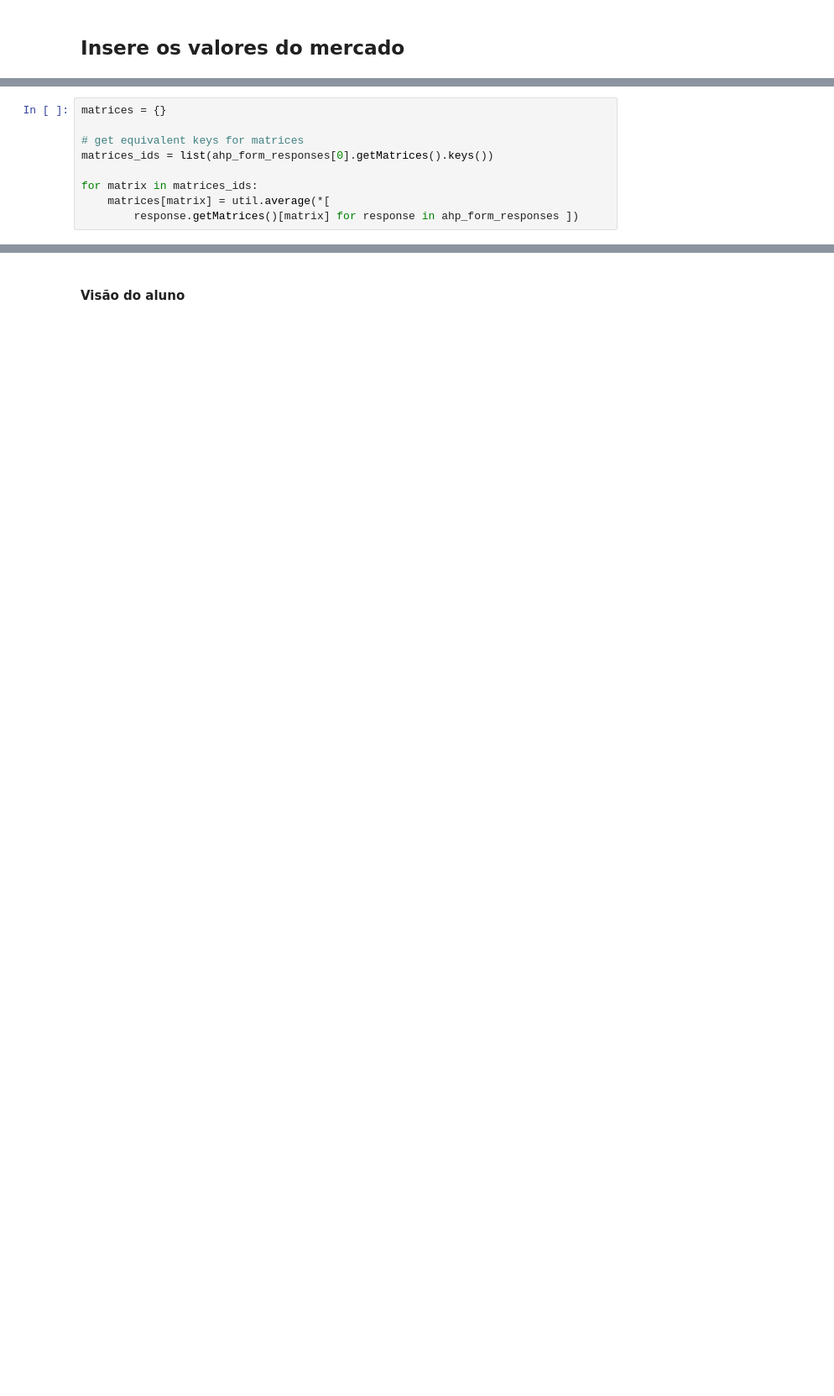
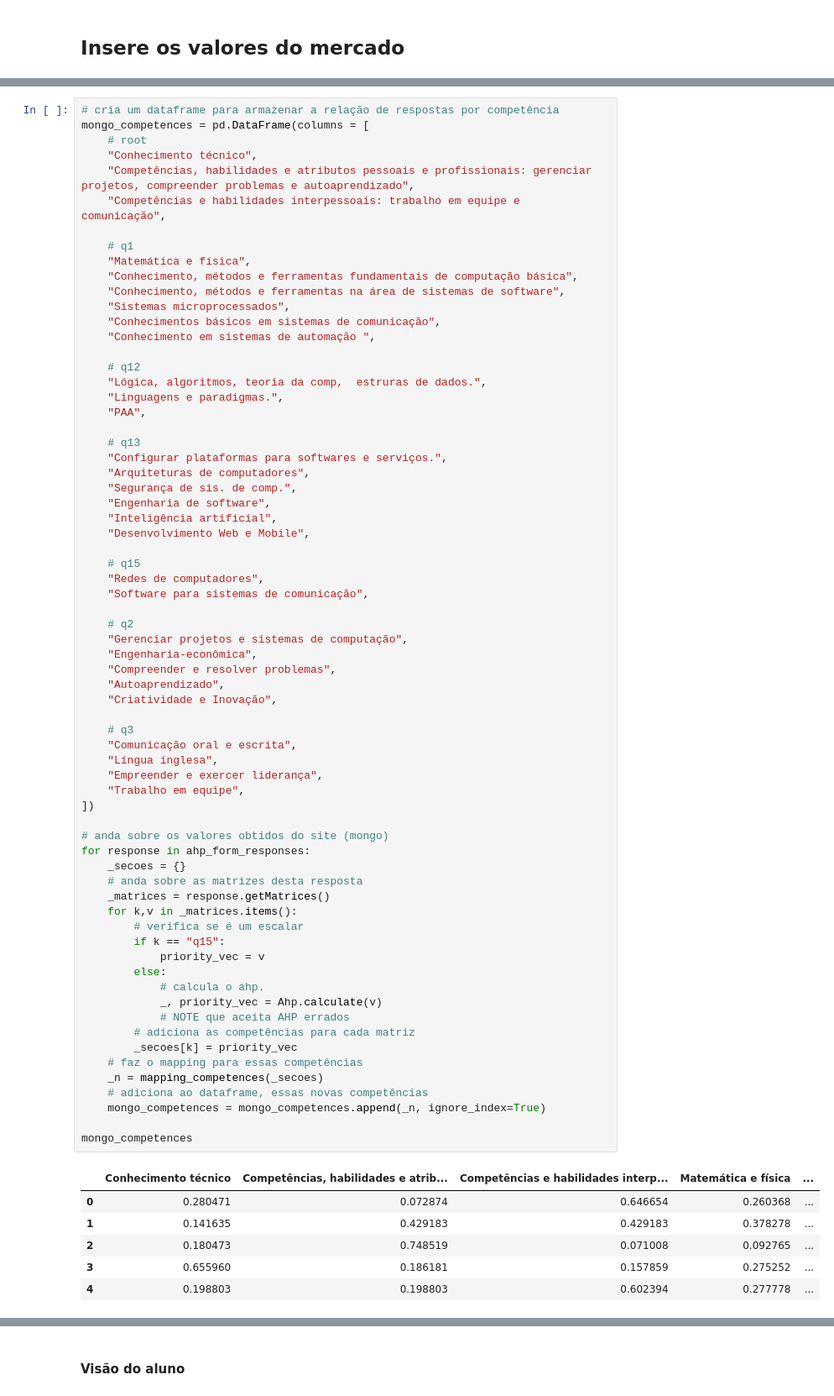
Before and after one commit to ppcamp/sigaa-scraping-analysis, a Jupyter notebook: src/Analysis.ipynb, the cells around one changed output, grey strips where cells are left out. Shown at 84% size. Drawn from its saved outputs; the diff is of its cells as text; blank space fills up the shorter version.

```diff
--- a/src/Analysis.ipynb
+++ b/src/Analysis.ipynb
@@ -357,9 +249,0 @@ from modules import util
-# %%
-matrices = {}
-
-# get equivalent keys for matrices
-matrices_ids = list(ahp_form_responses[0].getMatrices().keys())
-
-for matrix in matrices_ids:
-    matrices[matrix] = util.average(*[
-        response.getMatrices()[matrix] for response in ahp_form_responses ])
@@ -365,0 +364,75 @@ for matrix in matrices_ids:
+# %%
+# cria um dataframe para armazenar a relação de respostas por competência
+mongo_competences = pd.DataFrame(columns = [
+    # root
+    "Conhecimento técnico",
+    "Competências, habilidades e atributos pessoais e profissionais: gerenciar projetos, compreender problemas e autoaprendizado",
+    "Competências e habilidades interpessoais: trabalho em equipe e comunicação",
+
+    # q1
+    "Matemática e física",
+    "Conhecimento, métodos e ferramentas fundamentais de computação básica",
+    "Conhecimento, métodos e ferramentas na área de sistemas de software",
+    "Sistemas microprocessados",
+    "Conhecimentos básicos em sistemas de comunicação",
+    "Conhecimento em sistemas de automação ",
+
+    # q12
+    "Lógica, algoritmos, teoria da comp,  estruras de dados.",
+    "Linguagens e paradigmas.",
+    "PAA",
+
+    # q13
+    "Configurar plataformas para softwares e serviços.",
+    "Arquiteturas de computadores",
+    "Segurança de sis. de comp.",
+    "Engenharia de software",
+    "Inteligência artificial",
+    "Desenvolvimento Web e Mobile",
+
+    # q15
+    "Redes de computadores",
+    "Software para sistemas de comunicação",
+
+    # q2
+    "Gerenciar projetos e sistemas de computação",
+    "Engenharia-econômica",
+    "Compreender e resolver problemas",
+    "Autoaprendizado",
+    "Criatividade e Inovação",
+
+    # q3
+    "Comunicação oral e escrita",
+    "Língua inglesa",
+    "Empreender e exercer liderança",
+    "Trabalho em equipe",
+])
+
+# anda sobre os valores obtidos do site (mongo)
+for response in ahp_form_responses:
+    _secoes = {}
+    # anda sobre as matrizes desta resposta
+    _matrices = response.getMatrices()
+    for k,v in _matrices.items():
+        # verifica se é um escalar
+        if k == "q15":
+            priority_vec = v
+        else:
+            # calcula o ahp.
+            _, priority_vec = Ahp.calculate(v)
+            # NOTE que aceita AHP errados
+        # adiciona as competências para cada matriz
+        _secoes[k] = priority_vec
+    # faz o mapping para essas competências
+    _n = mapping_competences(_secoes)
+    # adiciona ao dataframe, essas novas competências
+    mongo_competences = mongo_competences.append(_n, ignore_index=True)
+
+mongo_competences
+# %% [output]
+|  | Conhecimento técnico | Competências, habilidades e atrib... | Competências e habilidades interp... | Matemática e física | ... |
+| 0 | 0.280471 | 0.072874 | 0.646654 | 0.260368 | ... |
+| 1 | 0.141635 | 0.429183 | 0.429183 | 0.378278 | ... |
+| 2 | 0.180473 | 0.748519 | 0.071008 | 0.092765 | ... |
+| 3 | 0.655960 | 0.186181 | 0.157859 | 0.275252 | ... |
+| 4 | 0.198803 | 0.198803 | 0.602394 | 0.277778 | ... |
```
Also changed, not shown: parts of 58 cells of this notebook, 6 other files.
